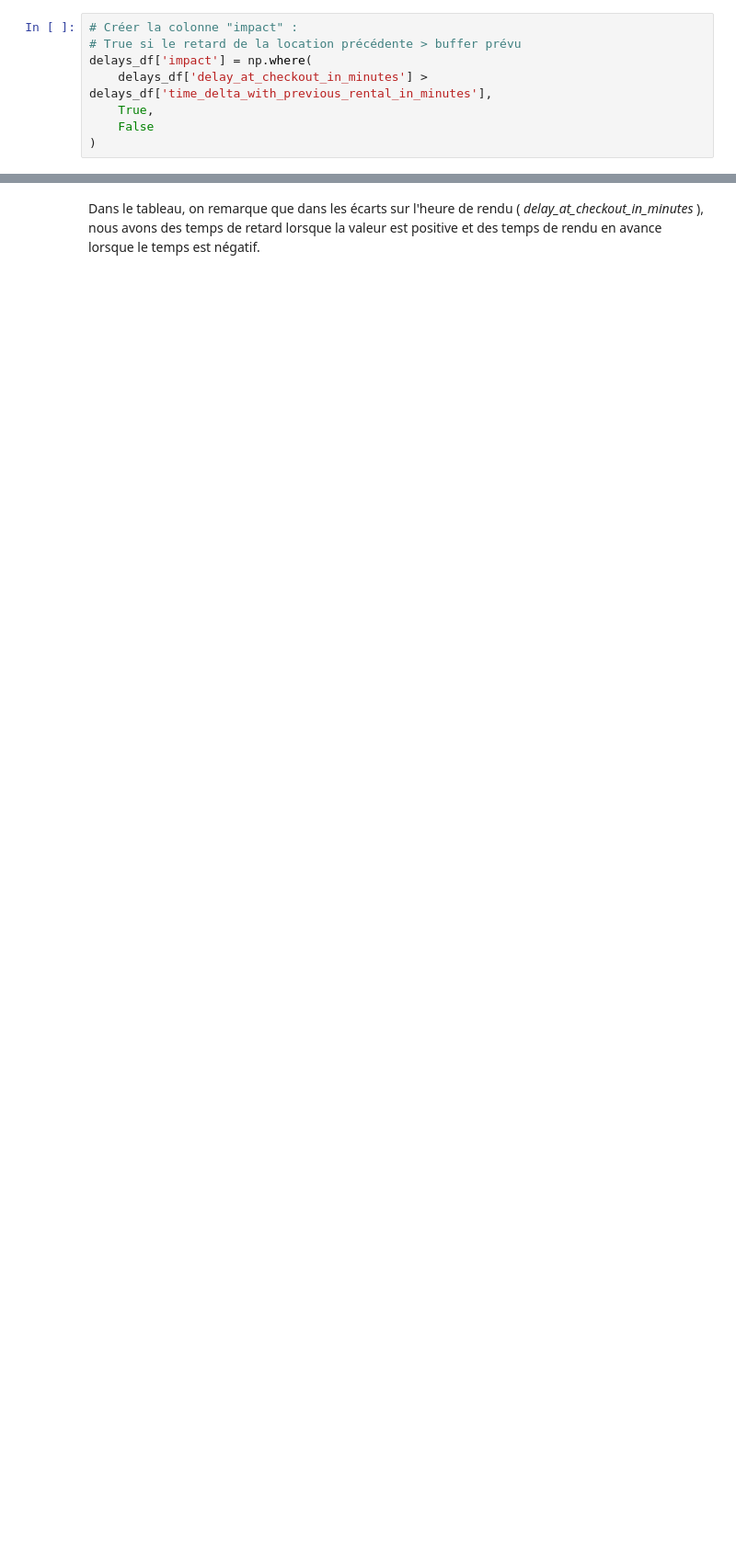
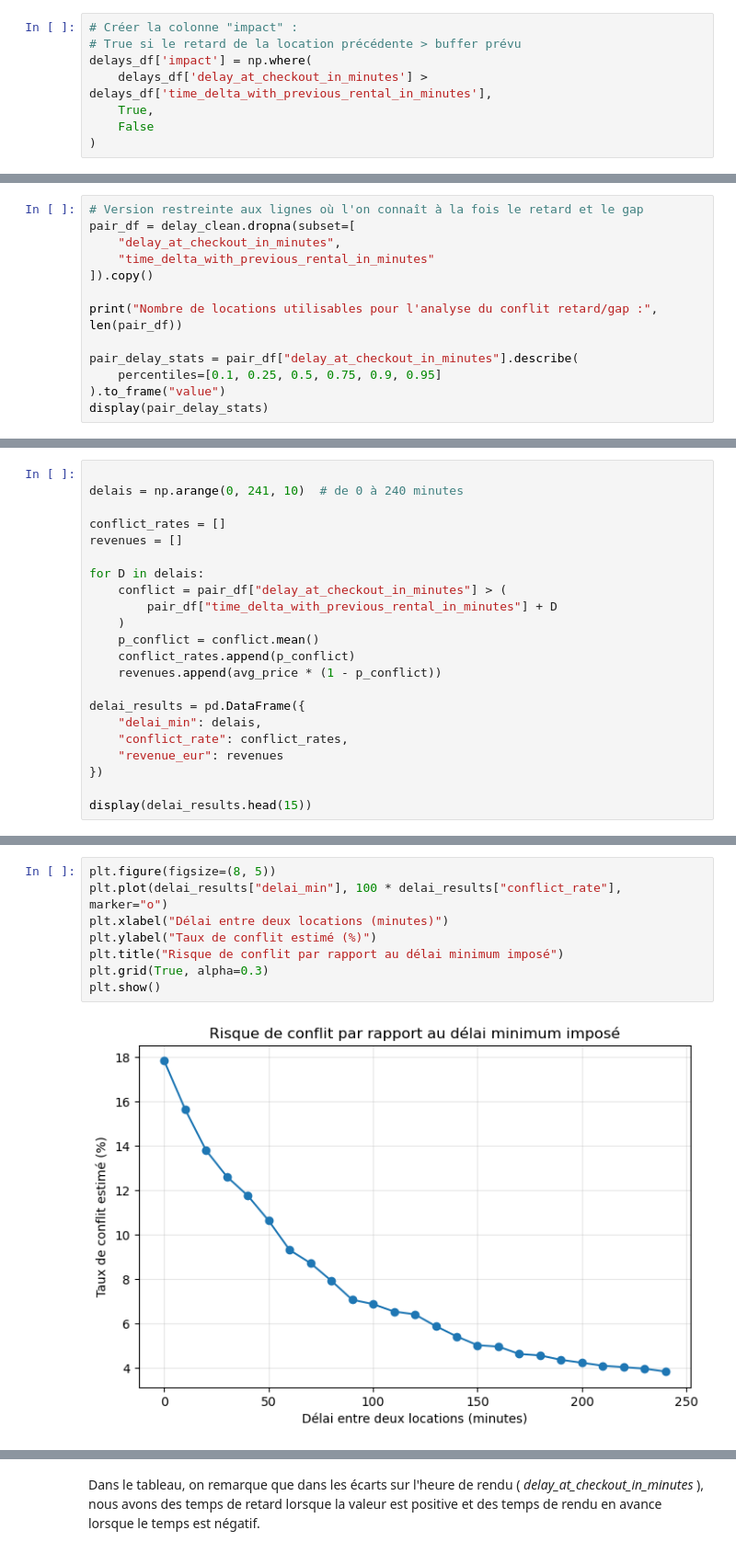
Before and after one commit to pradelf/getaround, a Jupyter notebook: notebooks/02_Getaround_eda.ipynb, the cells around one changed output, grey strips where cells are left out. Shown at 92% size. Cells and saved outputs as stored; diff of their text form; blank space fills up the shorter version.

```diff
--- a/notebooks/02_Getaround_eda.ipynb
+++ b/notebooks/02_Getaround_eda.ipynb
@@ -645,0 +751,13 @@ print(f" il y a {len(delays_df['car_id'].unique())} voitures dans le dataset de
+# %%
+# Version restreinte aux lignes où l'on connaît à la fois le retard et le gap
+pair_df = delay_clean.dropna(subset=[
+    "delay_at_checkout_in_minutes",
+    "time_delta_with_previous_rental_in_minutes"
+]).copy()
+
+print("Nombre de locations utilisables pour l'analyse du conflit retard/gap :", len(pair_df))
+
+pair_delay_stats = pair_df["delay_at_checkout_in_minutes"].describe(
+    percentiles=[0.1, 0.25, 0.5, 0.75, 0.9, 0.95]
+).to_frame("value")
+display(pair_delay_stats)
@@ -645,0 +804,22 @@ print(f" il y a {len(delays_df['car_id'].unique())} voitures dans le dataset de
+# %%
+
+delais = np.arange(0, 241, 10)  # de 0 à 240 minutes
+
+conflict_rates = []
+revenues = []
+
+for D in delais:
+    conflict = pair_df["delay_at_checkout_in_minutes"] > (
+        pair_df["time_delta_with_previous_rental_in_minutes"] + D
+    )
+    p_conflict = conflict.mean()
+    conflict_rates.append(p_conflict)
+    revenues.append(avg_price * (1 - p_conflict))
+
+delai_results = pd.DataFrame({
+    "delai_min": delais,
+    "conflict_rate": conflict_rates,
+    "revenue_eur": revenues
+})
+
+display(delai_results.head(15))
@@ -645,0 +843,10 @@ print(f" il y a {len(delays_df['car_id'].unique())} voitures dans le dataset de
+# %%
+plt.figure(figsize=(8, 5))
+plt.plot(delai_results["delai_min"], 100 * delai_results["conflict_rate"], marker="o")
+plt.xlabel("Délai entre deux locations (minutes)")
+plt.ylabel("Taux de conflit estimé (%)")
+plt.title("Risque de conflit par rapport au délai minimum imposé")
+plt.grid(True, alpha=0.3)
+plt.show()
+# %% [output]
+[figure, added]
```
Also changed, not shown: parts of 36 cells of this notebook, 8 other files.
